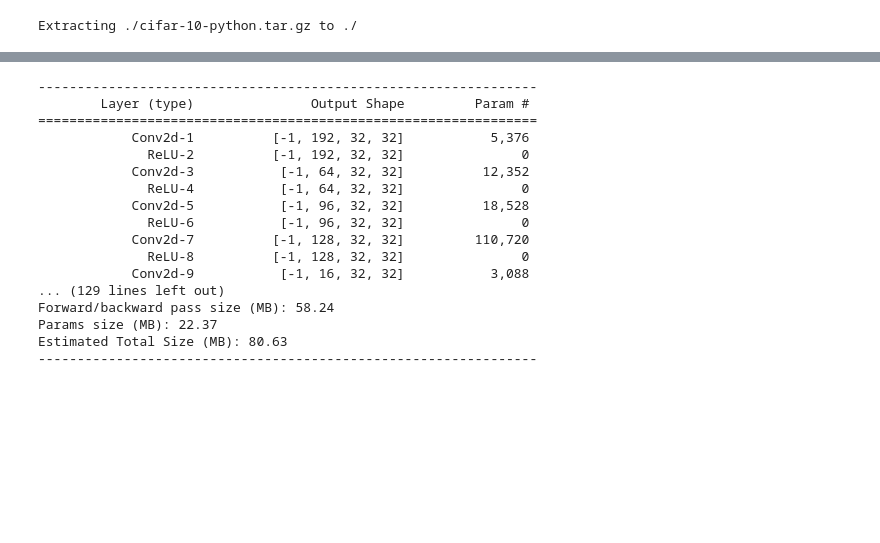
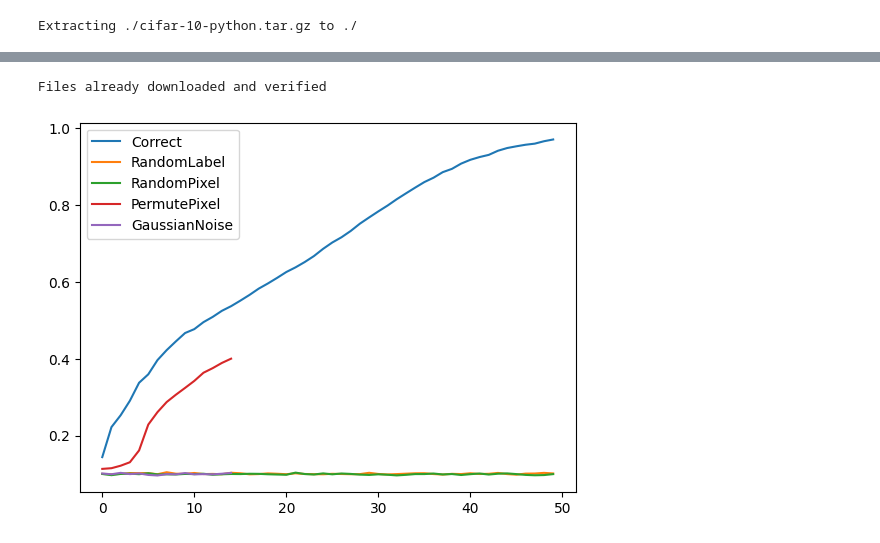
Before and after one commit to vaibhav1865/UnderstandingDNNs_GeneralizationProbelms, a Jupyter notebook: RandomizationExperiment.ipynb, the cells around one changed output, grey strips where cells are left out. Saved outputs shown, nothing was run; the diff lists cells and outputs as text; code cells hidden in the pictures; blank space fills up the shorter version.

```diff
--- a/RandomizationExperiment.ipynb
+++ b/RandomizationExperiment.ipynb
@@ -81,6 +97,7 @@ class ConvModule(nn.Module):
         out = self.bn(out)
         out = self.relu(out)
         return out
+
 
 class InceptionModule(nn.Module):
     def __init__(self, in_channels, Ch1x1 , Ch3x3):
@@ -131,6 +148,6 @@ class InceptionNet(nn.Module):
         out = self.inception7(out)
         out = self.inception8(out)
         out = self.mean_pool(out)
-        out = out.reshape(out.size(0), -1)
+        out = torch.flatten(out,1)
         out = self.fc(out)
         return out
@@ -204,3 +288,11 @@ Epoch 1 Training Loss: 0.03494754329514809
+# %%
+RandomLabeltrainloss , RandomLabelNet , RandomLabeltrainacc, RandomLabeleveryitr_loss = train(train_loader, 50, randomLabel=True)
+RandomPixeltrainloss , RandomPixelNet , RandomPixeltrainacc, RandomPixeleveryitr_loss = train(train_loader, 50, randomPixel=True)
+PermutedPixeltrainloss , PermutedPixelNet , PermutedPixeltrainacc, PermutedPixeleveryitr_loss = train(train_loader, 50, permutePixel=True)
+GaussianNoisetrainloss , GaussianNoiseNet , GaussianNoisetrainacc, GaussianNoiseeveryitr_loss = train(train_loader, 50, GaussianNoise=True)
+# %% [output]
+Files already downloaded and verified
 # %%
-RandomLabeltrainloss , RandomLabelNet = train(train_loader, test_loader , 2 , randomLabel=True)
+# RandomLabeltrainloss , RandomLabelNet , RandomLabeltrainacc, RandomLabeleveryitr_loss = train(train_loader, test_loader, 1, randomLabel=True)
+Correcttrainloss , CorrectNet, Correcttrainacc, Correcteveryitr_loss = train(train_loader, 50)
 # %%
@@ -212,21 +303,0 @@ GaussianNoisetrainloss , GaussianNoiseNet = train(train_loader, test_loader , 2
-# %%
-InceptionSmallModel = InceptionNet()
-summary(InceptionSmallModel, (3, 32, 32))
-# %% [output]
-----------------------------------------------------------------
-        Layer (type)               Output Shape         Param #
-================================================================
-            Conv2d-1          [-1, 192, 32, 32]           5,376
-              ReLU-2          [-1, 192, 32, 32]               0
-            Conv2d-3           [-1, 64, 32, 32]          12,352
-              ReLU-4           [-1, 64, 32, 32]               0
-            Conv2d-5           [-1, 96, 32, 32]          18,528
-              ReLU-6           [-1, 96, 32, 32]               0
-            Conv2d-7          [-1, 128, 32, 32]         110,720
-              ReLU-8          [-1, 128, 32, 32]               0
-            Conv2d-9           [-1, 16, 32, 32]           3,088
-... (129 lines left out)
-Forward/backward pass size (MB): 58.24
-Params size (MB): 22.37
-Estimated Total Size (MB): 80.63
-----------------------------------------------------------------
@@ -233,3 +307,22 @@ Estimated Total Size (MB): 80.63
+# %%
+
+# plot train loss vs epoch
+
+import matplotlib.pyplot as plt
+
+def plotlosses():
+  plt.plot(Correcttrainacc, label='Correct')
+  plt.plot(RandomLabeltrainacc, label='RandomLabel')
+  plt.plot(RandomPixeltrainacc, label='RandomPixel')
+  plt.plot(PermutedPixeltrainacc[:15], label='PermutePixel')
+  plt.plot(GaussianNoisetrainacc[:15], label='GaussianNoise')
+  plt.legend()
+  plt.show()
+
+
+plotlosses()
+# %% [output]
+[figure, added]
 # %%
 
 # plot train loss vs epoch
```
Also changed, not shown: parts of 21 cells of this notebook.
